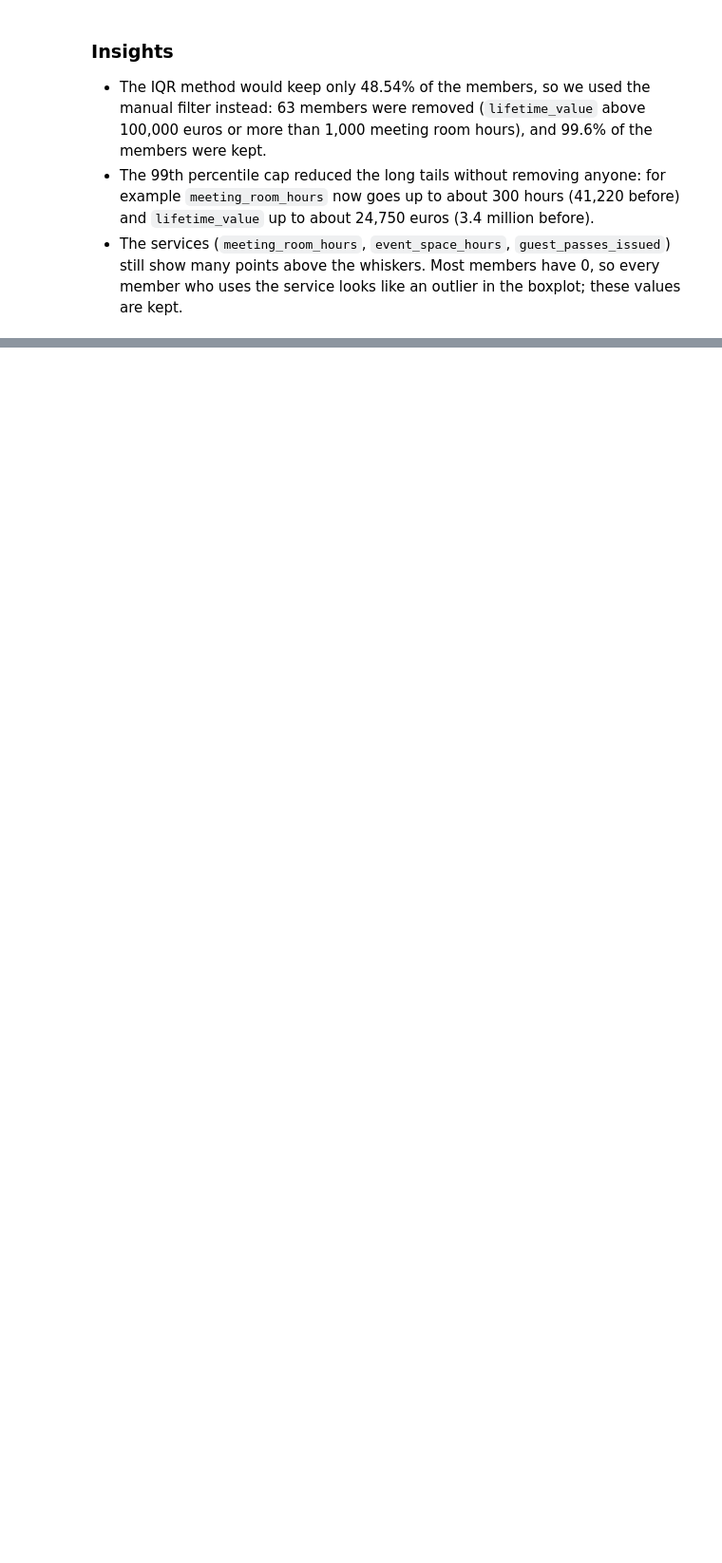
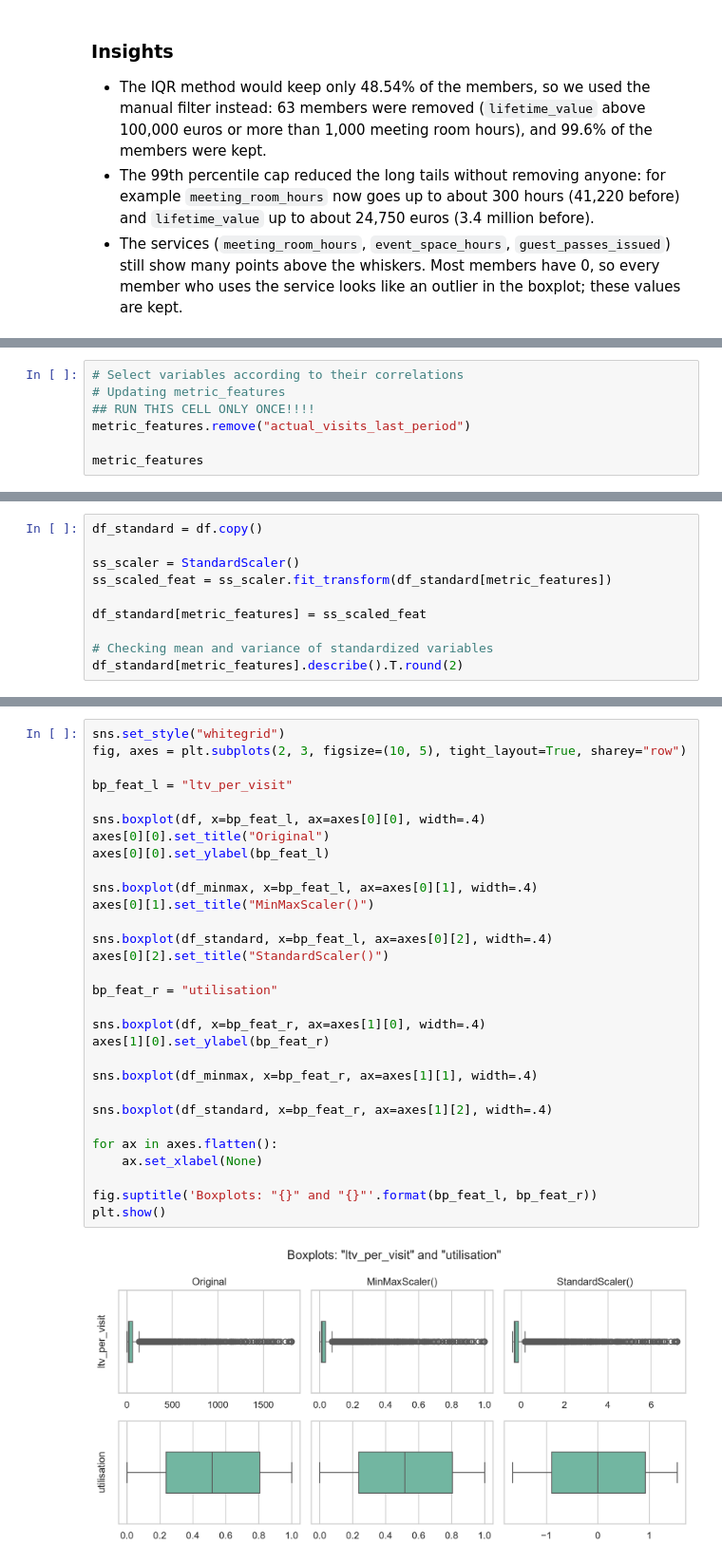
Before and after one commit to tediamohs-a11y/Data_Mining_Project, a Jupyter notebook: Data_Preparation.ipynb, the cells around one changed output, grey strips where cells are left out. Shown at 95% size. Cells and saved outputs as stored; diff of their text form; blank space fills up the shorter version.

```diff
--- a/Data_Preparation.ipynb
+++ b/Data_Preparation.ipynb
@@ -915,0 +996,7 @@ plt.show()
+# %%
+# Select variables according to their correlations
+# Updating metric_features
+## RUN THIS CELL ONLY ONCE!!!!
+metric_features.remove("actual_visits_last_period")
+
+metric_features
@@ -915,0 +1082,10 @@ plt.show()
+# %%
+df_standard = df.copy()
+
+ss_scaler = StandardScaler()
+ss_scaled_feat = ss_scaler.fit_transform(df_standard[metric_features])
+
+df_standard[metric_features] = ss_scaled_feat
+
+# Checking mean and variance of standardized variables
+df_standard[metric_features].describe().T.round(2)
@@ -915,0 +1113,32 @@ plt.show()
+# %%
+sns.set_style("whitegrid")
+fig, axes = plt.subplots(2, 3, figsize=(10, 5), tight_layout=True, sharey="row")
+
+bp_feat_l = "ltv_per_visit"
+
+sns.boxplot(df, x=bp_feat_l, ax=axes[0][0], width=.4)
+axes[0][0].set_title("Original")
+axes[0][0].set_ylabel(bp_feat_l)
+
+sns.boxplot(df_minmax, x=bp_feat_l, ax=axes[0][1], width=.4)
+axes[0][1].set_title("MinMaxScaler()")
+
+sns.boxplot(df_standard, x=bp_feat_l, ax=axes[0][2], width=.4)
+axes[0][2].set_title("StandardScaler()")
+
+bp_feat_r = "utilisation"
+
+sns.boxplot(df, x=bp_feat_r, ax=axes[1][0], width=.4)
+axes[1][0].set_ylabel(bp_feat_r)
+
+sns.boxplot(df_minmax, x=bp_feat_r, ax=axes[1][1], width=.4)
+
+sns.boxplot(df_standard, x=bp_feat_r, ax=axes[1][2], width=.4)
+
+for ax in axes.flatten():
+    ax.set_xlabel(None)
+
+fig.suptitle('Boxplots: "{}" and "{}"'.format(bp_feat_l, bp_feat_r))
+plt.show()
+# %% [output]
+[figure, added]
```
Also changed, not shown: parts of 33 cells of this notebook, 2 other files.
